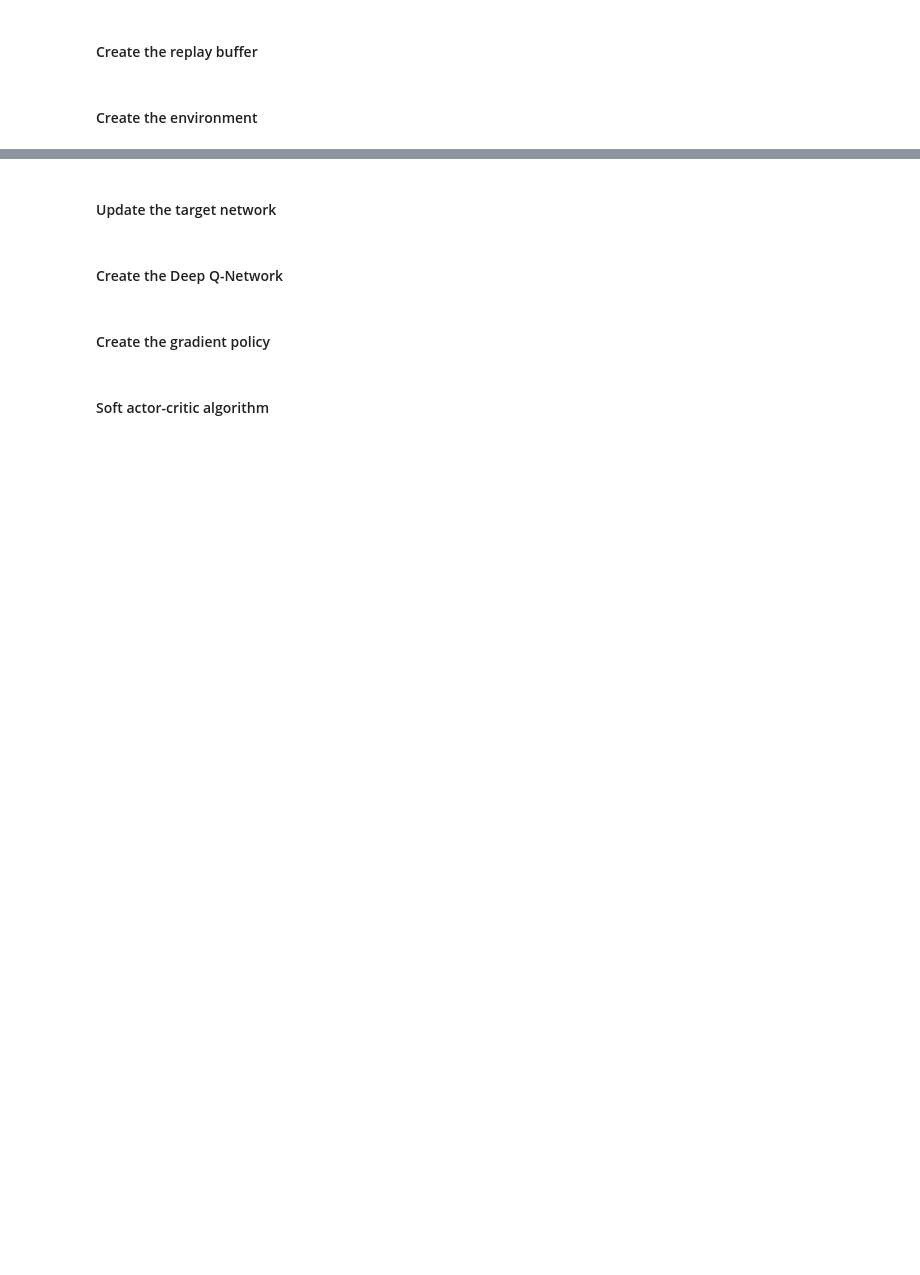
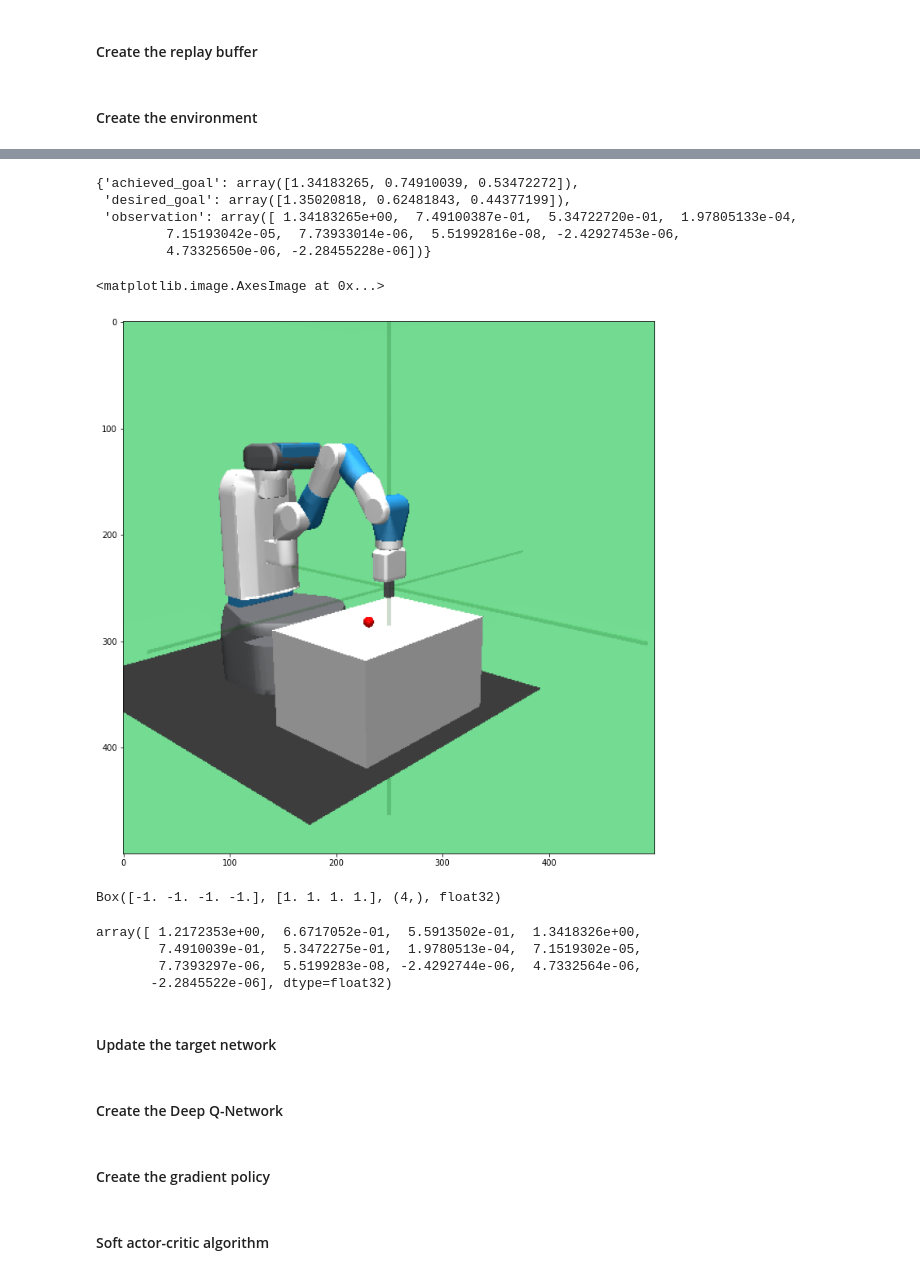
Before and after one commit to kparnis3/Deep-RL, a Jupyter notebook: Soft_Actor_Critic.ipynb, the cells around one changed output, grey strips where cells are left out. Cells and saved outputs as stored; diff of their text form; code cells hidden in the pictures; blank space fills up the shorter version.

```diff
--- a/Soft_Actor_Critic.ipynb
+++ b/Soft_Actor_Critic.ipynb
@@ -111,0 +112,2 @@ env -
+# %%
+env = gym.make('FetchReachDense-v1')
@@ -111,0 +133,22 @@ env -
+# %%
+env.reset() #goal enviroment -> the desired goal is included in the enviroment | make achieved goal equal desired goal
+
+#sparse rewards
+# %% [output]
+{'achieved_goal': array([1.34183265, 0.74910039, 0.53472272]),
+ 'desired_goal': array([1.35020818, 0.62481843, 0.44377199]),
+ 'observation': array([ 1.34183265e+00,  7.49100387e-01,  5.34722720e-01,  1.97805133e-04,
+         7.15193042e-05,  7.73933014e-06,  5.51992816e-08, -2.42927453e-06,
+         4.73325650e-06, -2.28455228e-06])}
+# %%
+import matplotlib.pyplot as plt
+frame = env.render(mode='rgb_array')
+plt.figure(figsize=(12,12))
+plt.imshow(frame)
+# %% [output]
+<matplotlib.image.AxesImage at 0x...>
+[figure, added]
+# %%
+env.action_space #applying torc and between first two arrays and force on gripper (constant)
+# %% [output]
+Box([-1. -1. -1. -1.], [1. 1. 1. 1.], (4,), float32)
@@ -112,2 +163,10 @@ env -
+# %%
+env = create_environment('FetchReachDense-v1')
+env.reset()
+# %% [output]
+array([ 1.2172353e+00,  6.6717052e-01,  5.5913502e-01,  1.3418326e+00,
+        7.4910039e-01,  5.3472275e-01,  1.9780513e-04,  7.1519302e-05,
+        7.7393297e-06,  5.5199283e-08, -2.4292744e-06,  4.7332564e-06,
+       -2.2845522e-06], dtype=float32)
 # %% [markdown]
 #### Update the target network
```
Also changed, not shown: parts of 9 cells of this notebook.
